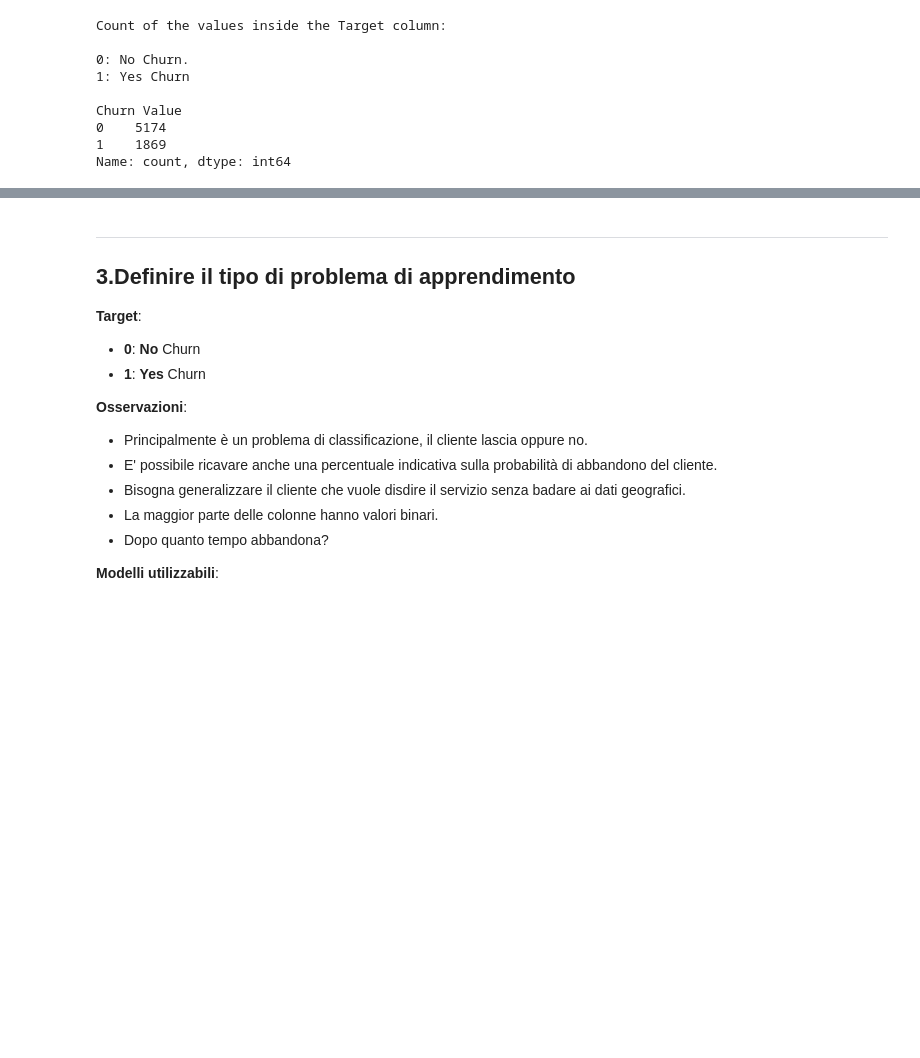
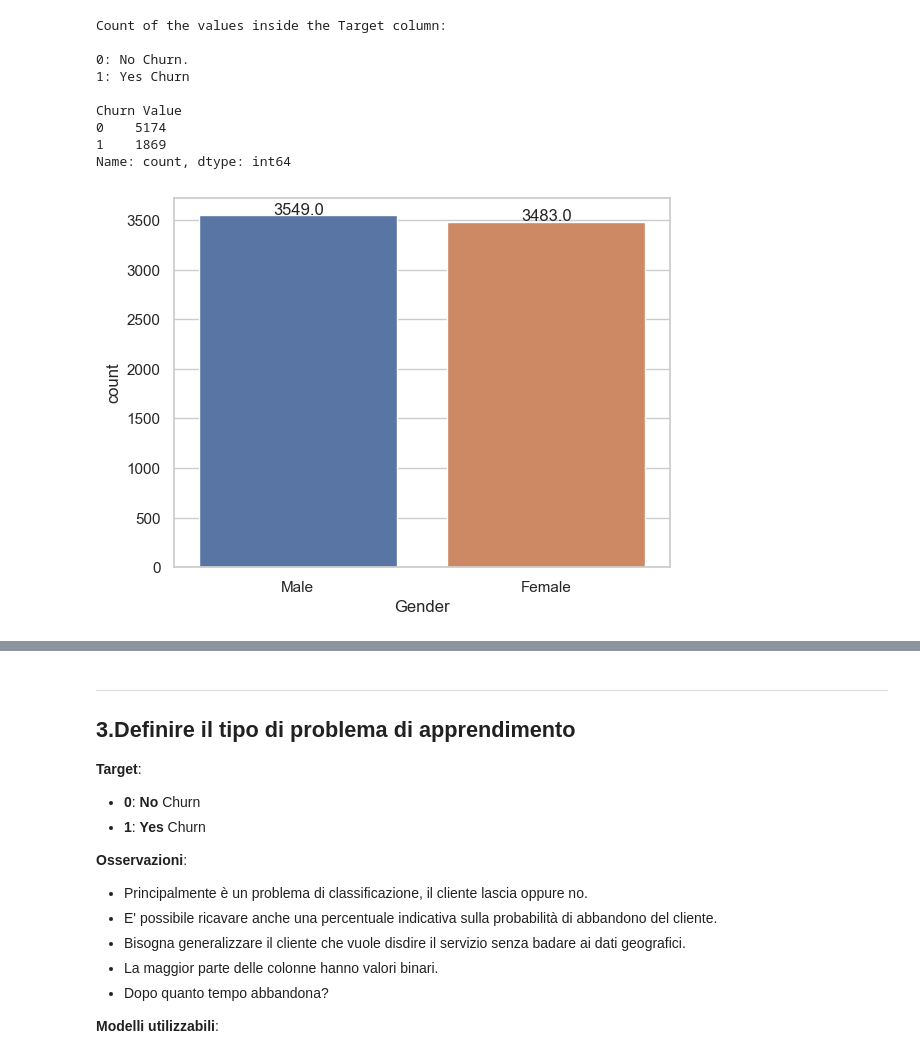
Before and after one commit to AlexGabbia/DataScience_Workshops, a Jupyter notebook: 6_workshop_Telco_churn/6_workshop_Telco_churn_gruppo.ipynb, the cells around one changed output, grey strips where cells are left out. Cells and saved outputs as stored; diff of their text form; code cells hidden in the pictures; blank space fills up the shorter version.

```diff
--- a/6_workshop_Telco_churn/6_workshop_Telco_churn_gruppo.ipynb
+++ b/6_workshop_Telco_churn/6_workshop_Telco_churn_gruppo.ipynb
@@ -185,3 +204,12 @@ Churn Value
 0    5174
 1    1869
 Name: count, dtype: int64
+# %%
+sns.set_theme(style="whitegrid")
+
+a1 = sns.countplot(data=df, x="Gender")
+# Use annotate function to add count labels to each bar
+for p in a1.patches:
+    a1.annotate(str(p.get_height()), (p.get_x() + 0.3, p.get_height() +10))
+# %% [output]
+[figure, added]
```
Also changed, not shown: parts of 12 cells of this notebook, 1 other file.
